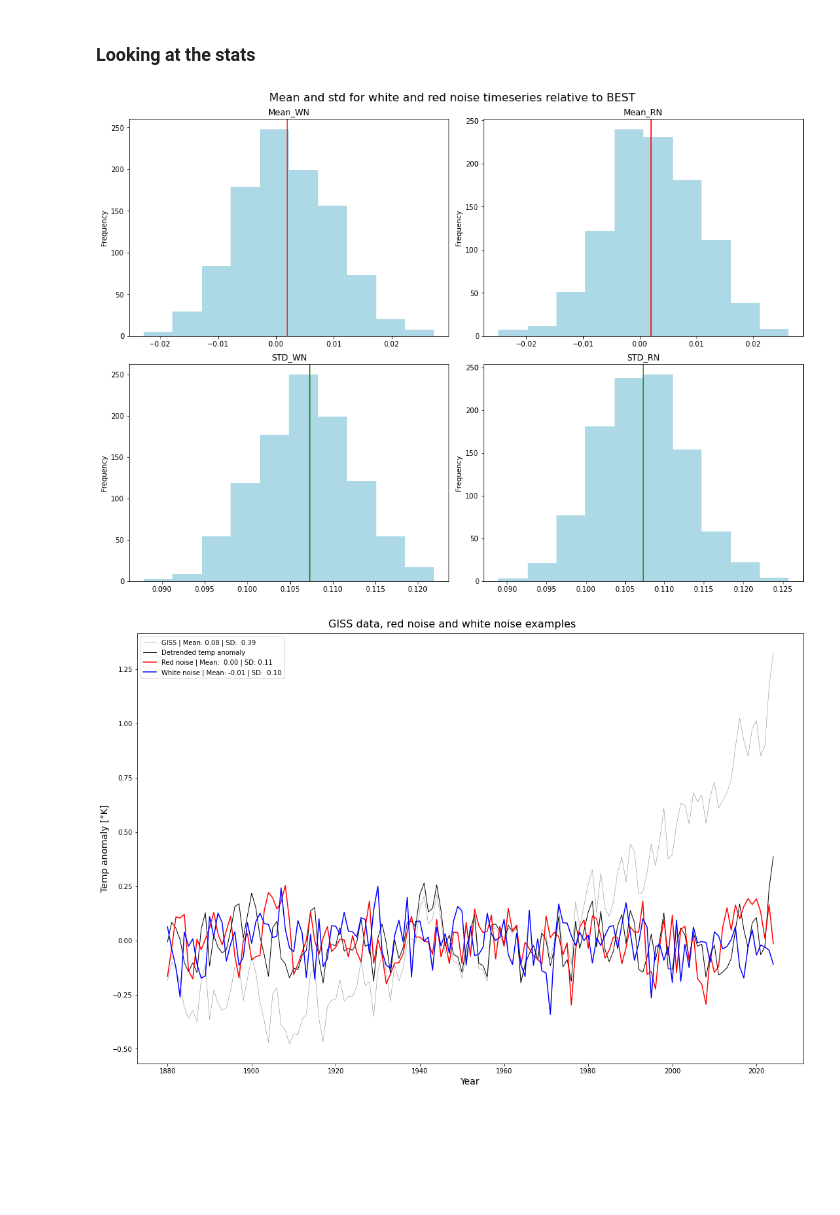
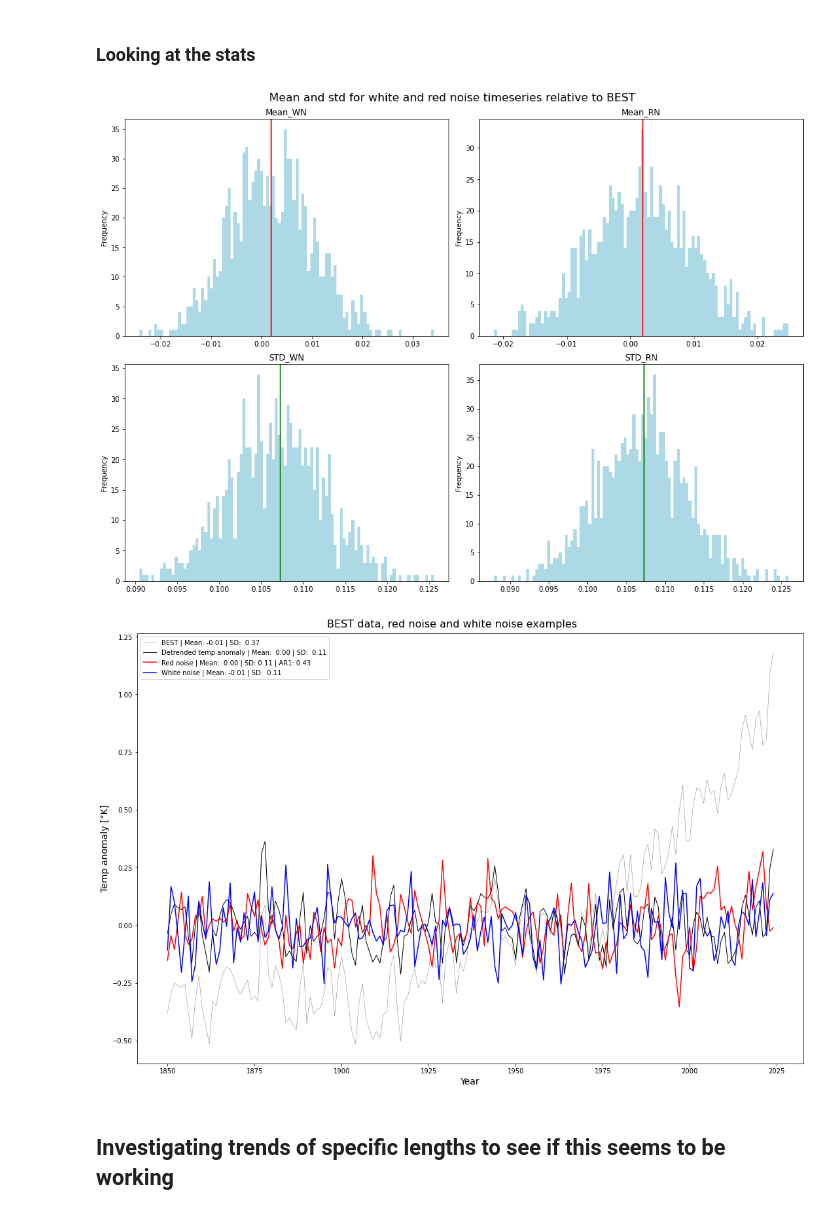
Before and after one commit to hanbyrne1995/GMSAT, a Jupyter notebook: GMSAT_trends.ipynb, the cells around one changed output. Cells and saved outputs as stored; diff of their text form; code cells hidden in the pictures; blank space fills up the shorter version.

```diff
--- a/GMSAT_trends.ipynb
+++ b/GMSAT_trends.ipynb
@@ -40,8 +40,8 @@ from GMSAT_functions import CropTrendsDf, GenerateRN, GenerateWN, TrendsDictFrom
 # %% [markdown]
 ## Parameters
 # %%
-obsName = 'GISS'
-N = 10
+obsName = 'BEST'
+N = 1000
 # %% [markdown]
 ### Directories
 # %% [markdown]
@@ -62,6 +62,9 @@ dirTrendsWN = pathBase + dirTrendsWNEnd
 # time series stats
 dirStatsEnd = 'TimeSeriesStats'
 dirStats = pathBase + dirStatsEnd
+
+# plots
+dirPlotsObs = f'/home/hbyrne/Research/GMSAT_JS/Plots/Plots_{obsName}'
 # %% [markdown]
 ## Calculating trends for real data
 # %%
@@ -355,41 +375,49 @@ stats = stats.set_index('Field', drop = True);
 # %%
 # plotting this and them mean values from the GISS dataset
 fig, axes = plt.subplots(2,2, figsize = (14,10), constrained_layout = True)
 axes_flat = axes.flatten()
 fig.suptitle('Mean and std for white and red noise timeseries relative to BEST', fontsize = 16)
 
 for i in range(len(fileNames)):
     axes_flat[i].set_title(fields[i], fontsize = 12)
-    stats.iloc[i].plot.hist(ax = axes_flat[i], color = 'lightblue')
+    stats.iloc[i].plot.hist(ax = axes_flat[i], color = 'lightblue', bins = 100)
 
 # getting the values from the real dataset
 meanTempMean = meanTempDetrended.mean().item()
 meanTempStd = meanTempDetrended.std().item()
 
 # plotting these as reference lines
 axes_flat[0].axvline(x = meanTempMean, color = 'r')
 axes_flat[1].axvline(x = meanTempMean, color = 'r')
 axes_flat[2].axvline(x = meanTempStd, color = 'g')
 axes_flat[3].axvline(x = meanTempStd, color = 'g')
 
+MakeChangeDir(dirPlotsObs)
+plt.savefig(f'RNWNStats_{N}_{obsName}.png')
+
 plt.show()
 # %% [output]
-[figure, old version]
+[figure, new version]
 # %%
 fig, ax = plt.subplots(figsize = (15,10), constrained_layout = True)
 fig.suptitle(f'{obsName} data, red noise and white noise examples', fontsize = 16)
 
 meanTemp.plot(label = f'{obsName} | Mean: {meanTemp.mean().item():.2f} | SD: {meanTemp.std().item(): .2f}', color = 'gray', linewidth = 0.5)
-meanTempDetrended.plot(label = f'Detrended temp anomaly', color = 'black', linewidth = 1)
-plotRN = GenerateRN(meanTempDetrended, meanTempMean, meanTempStd)
-plotRN.plot(label = f'Red noise | Mean: {plotRN.mean().item(): .2f} | SD: {plotRN.std().item() :.2f}', color = 'red', linewidth = 1.5)
-plotWN = GenerateWN(meanTempDetrended, meanTempMean, meanTempStd)
+meanTempDetrended.plot(label = f'Detrended temp anomaly | Mean: {meanTempMean: .2f} | SD: {meanTempStd: .2f}', color = 'black', linewidth = 1)
+plotRN = GenerateRN(meanTempMean, meanTempStd, AR1, meanTempDetrended.year)
+plotRN.plot(label = f'Red noise | Mean: {plotRN.mean().item(): .2f} | SD: {plotRN.std().item() :.2f} | AR1: {AR1:.2f}', color = 'red', linewidth = 1.5)
+plotWN = GenerateWN(meanTempMean, meanTempStd, meanTempDetrended.year)
 plotWN.plot(label = f'White noise | Mean: {plotWN.mean().item():.2f} | SD: {plotWN.std().item(): .2f}', color = 'blue', linewidth = 1.5)
 
 ax.set_xlabel('Year', fontsize = 14)
 ax.set_ylabel('Temp anomaly [°K]', fontsize = 14)
 plt.legend()
 
+MakeChangeDir(dirPlotsObs)
+plt.savefig(f'ExampleNoise_{obsName}.png')
+
 plt.show()
 # %% [output]
-[figure, old version]
+[figure, new version]
+# %% [markdown]
+## Investigating trends of specific lengths to see if this seems to be working
```
Also changed, not shown: parts of 12 cells of this notebook.
